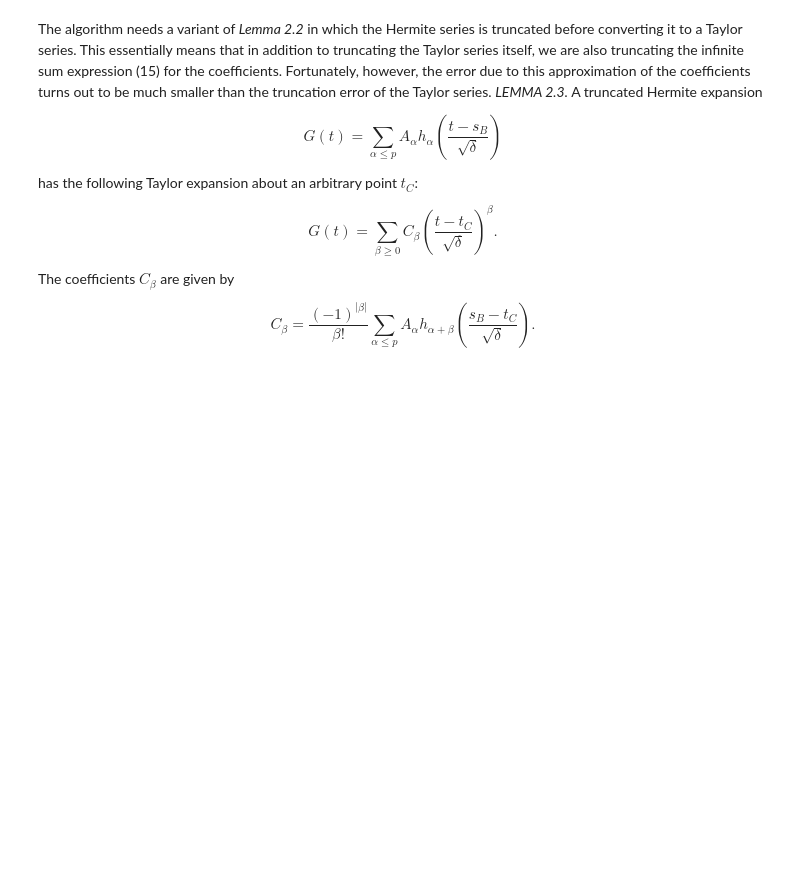
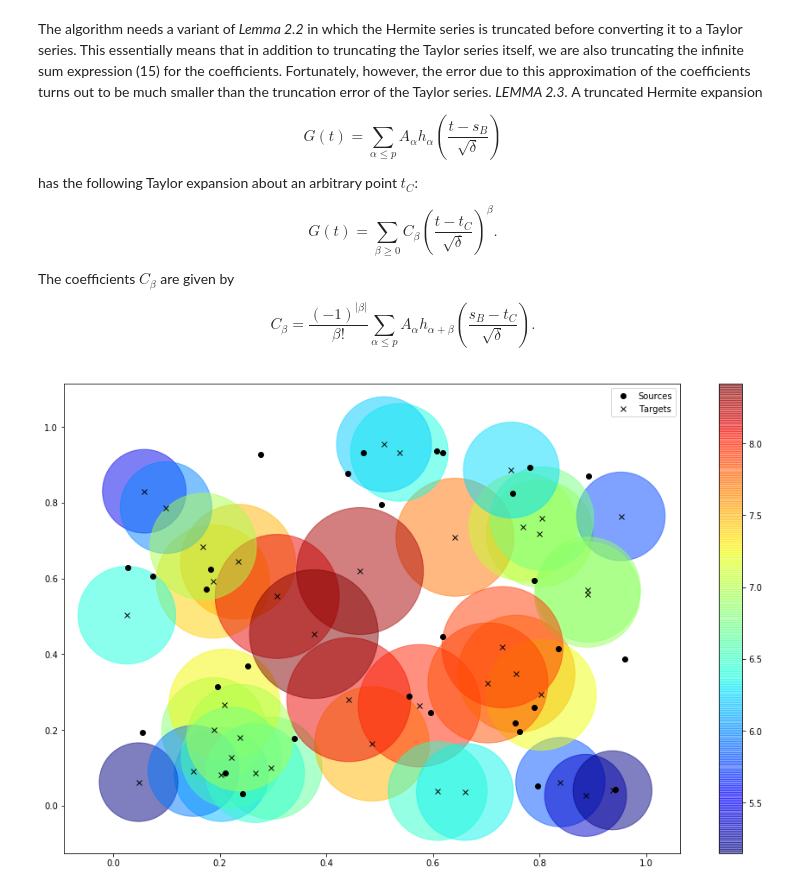
Before and after one commit to dsanmartin/IPM407-PJ, a Jupyter notebook: 3/proyecto3.ipynb, the cells around one changed output. Cells and saved outputs as stored; diff of their text form; code cells hidden in the pictures; blank space fills up the shorter version.

```diff
--- a/3/proyecto3.ipynb
+++ b/3/proyecto3.ipynb
@@ -169,7 +169,7 @@ def plot(s, t, r):
 
     area = 100 * np.pi * r**2
 
-    plt.figure(figsize=(12, 8))
+    plt.figure(figsize=(16, 10))
     plt.plot(sX, sY, 'ko', label="Sources")
     plt.plot(tX, tY, 'kx', label="Targets")
     plt.scatter(tX, tY, c = r, marker = 'o', s = area, cmap=cm.jet, alpha=0.5)
@@ -560,16 +560,16 @@ def cluster(pts, xb, yb):
 def FGT(opt):
 
     # Get options - Parameters
-    N = opt['N']
-    M = opt['M']
+    #N = opt['N']
+    #M = opt['M']
     r = opt['r']
     delta = opt['delta']
     N_side = opt['N_side']
     eps = opt['eps']
 
     # Generate random sources and targets
-    s = gen_sources(N)
-    t = gen_targets(M)
+    s = opt['s']#gen_sources(N)
+    t = opt['t']#gen_targets(M)
 
     # Sub-box size
     xb = yb = N_side
@@ -727,8 +727,8 @@ def FGT(opt):
                     #results[0, target_idx]
 
     output = {
-        't': t,
-        's': s,
+        #'t': t,
+        #'s': s,
         'r': results,
         'A': A,
         'B': B,
@@ -752 +756,5 @@ out = FGT(parameters)
+# %%
+plot(s, t, out['r'])
+# %% [output]
+[figure, added]
 # %%
```
Also changed, not shown: parts of 19 cells of this notebook.
